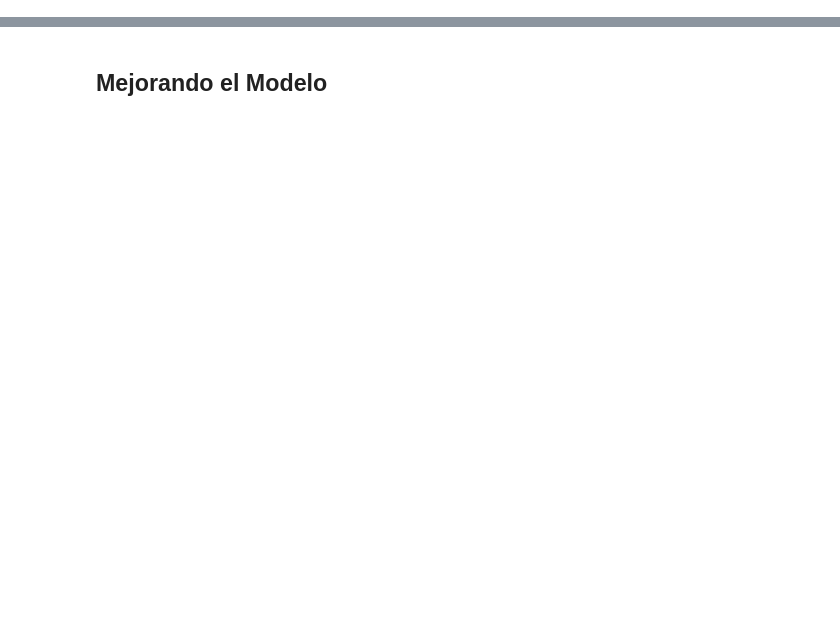
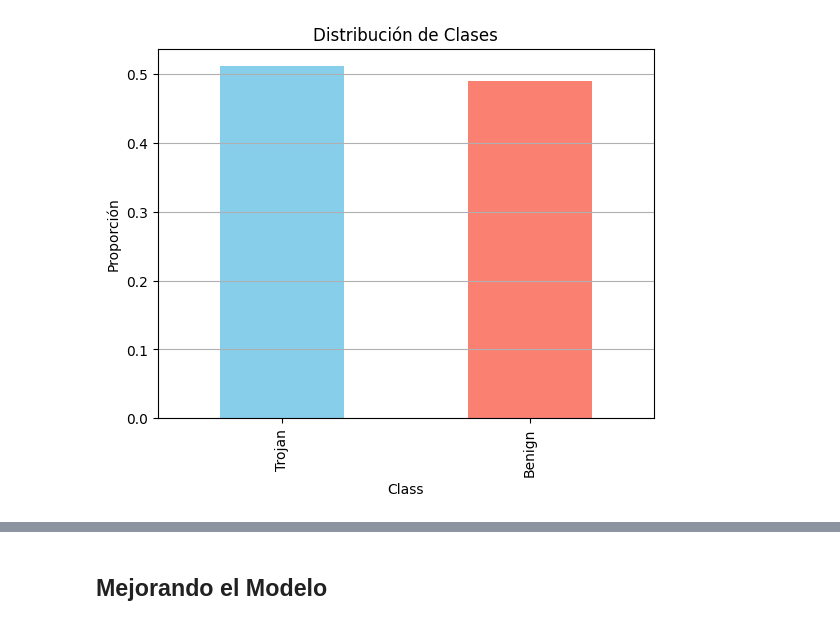
Before and after one commit to niclasDc/GCN-proyect-NN, a Jupyter notebook: notebooks/TrojanDetection.ipynb, the cells around one changed output, grey strips where cells are left out. Drawn from its saved outputs; the diff is of its cells as text; code cells hidden in the pictures; blank space fills up the shorter version.

```diff
--- a/notebooks/TrojanDetection.ipynb
+++ b/notebooks/TrojanDetection.ipynb
@@ -38,0 +93,10 @@ from torch_geometric.loader import DataLoader
+# %%
+
+df['Class'].value_counts()
+df['Class'].value_counts(normalize=True).plot(kind='bar', color=['skyblue', 'salmon'])
+plt.title('Distribución de Clases')
+plt.ylabel('Proporción')
+plt.grid(axis='y')
+plt.show()
+# %% [output]
+[figure, added]
```
Also changed, not shown: parts of 16 cells of this notebook.
